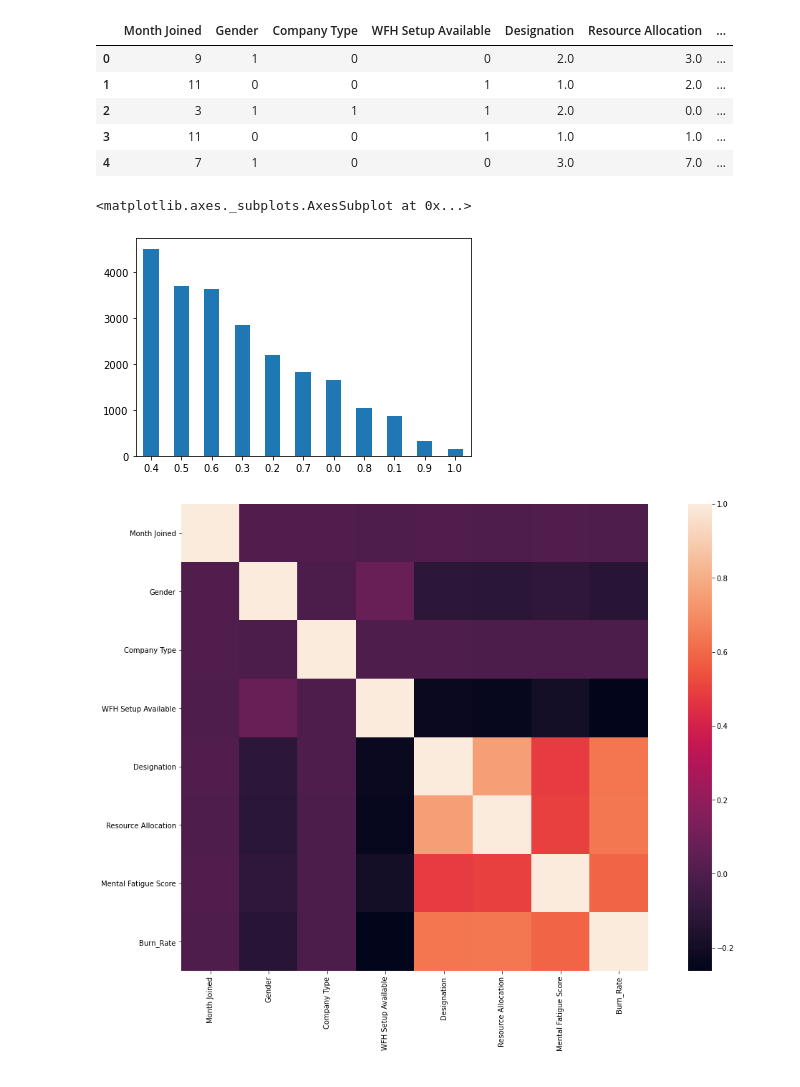
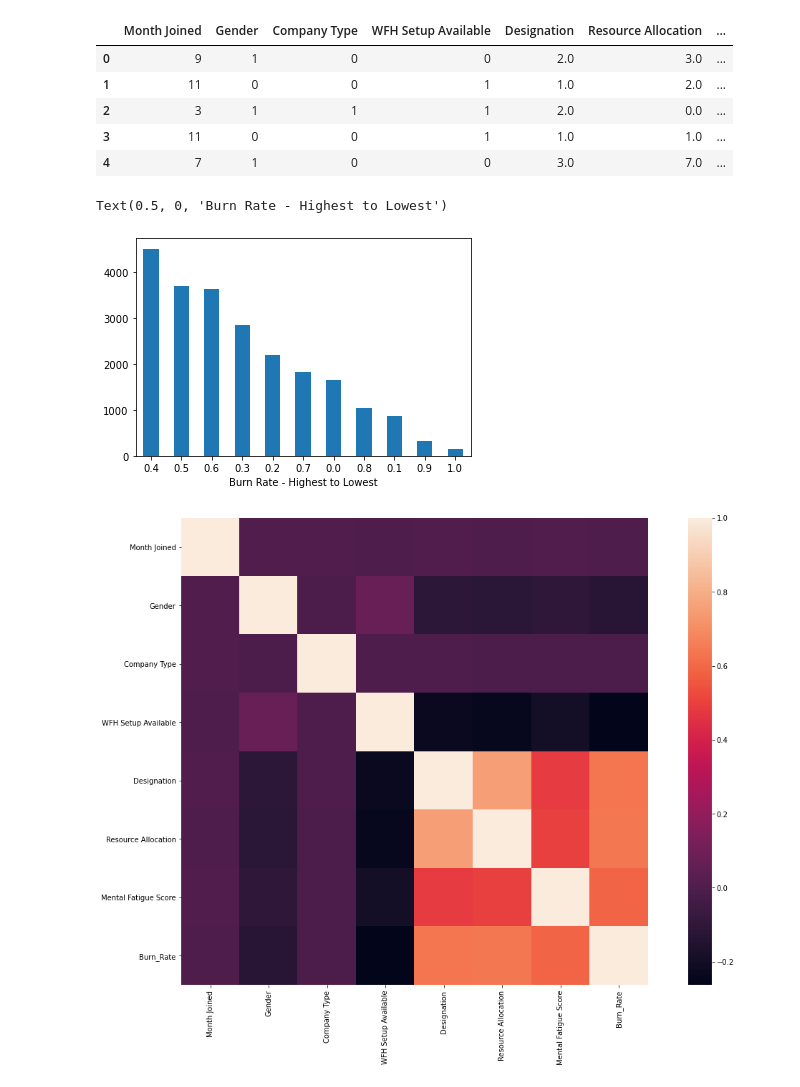
Before and after one commit to drsharice/Final-Project, a Jupyter notebook: rizky/burn.ipynb, the cells around one changed output. Saved outputs shown, nothing was run; the diff lists cells and outputs as text; code cells hidden in the pictures.

```diff
--- a/rizky/burn.ipynb
+++ b/rizky/burn.ipynb
@@ -144,10 +96,11 @@ features.head()
 | 3 | 11 | 0 | 0 | 1 | 1.0 | 1.0 | ... |
 | 4 | 7 | 1 | 0 | 0 | 3.0 | 7.0 | ... |
 # %%
-features.Burn_Rate.value_counts().plot(kind="bar", rot=0)
+bar = features.Burn_Rate.value_counts().plot(kind="bar", rot=0)
+bar.set_xlabel('Burn Rate - Highest to Lowest')
 # %% [output]
-<matplotlib.axes._subplots.AxesSubplot at 0x...>
+Text(0.5, 0, 'Burn Rate - Highest to Lowest')
-[figure, old version]
+[figure, new version]
 # %%
 # A general correlations matrix
 corr_mat = features.corr()
```
Also changed, not shown: parts of 51 cells of this notebook, 2 other files.
